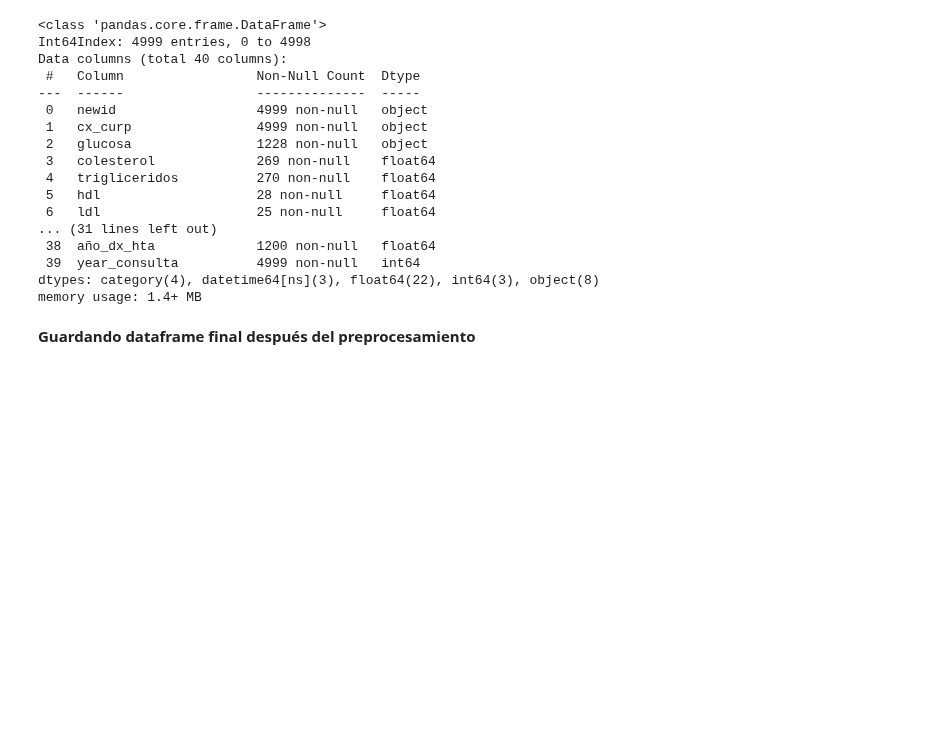
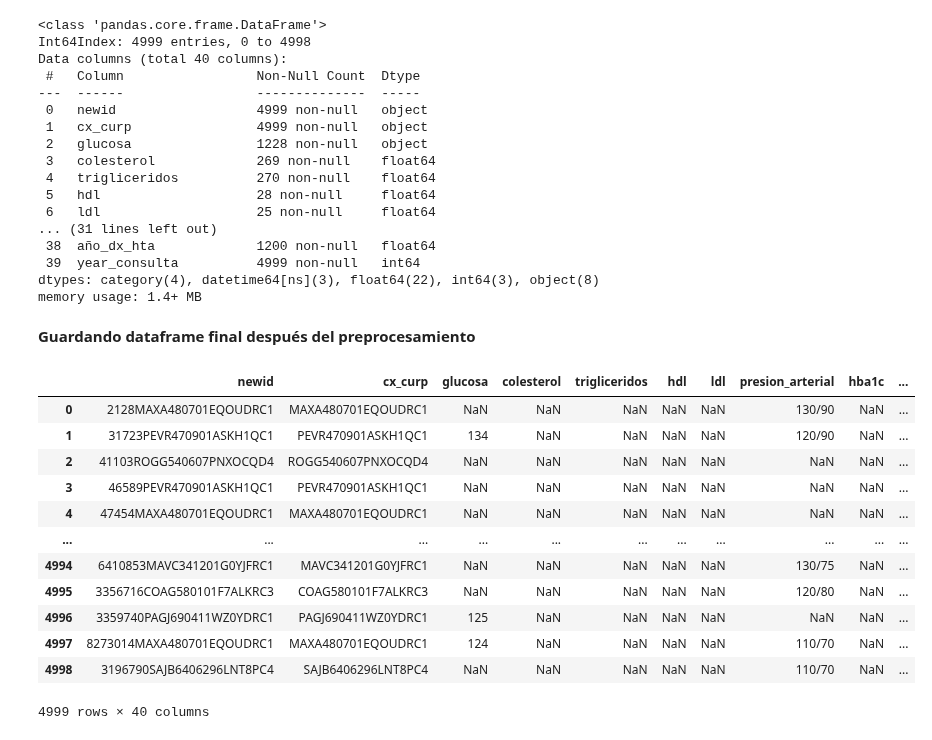
Before and after one commit to AideJGC/ProyectoDIABETIA_Estancia, a Jupyter notebook: notebooks/preprocesing_data.ipynb, the cells around one changed output. Cells and saved outputs as stored; diff of their text form; code cells hidden in the pictures; blank space fills up the shorter version.

Commit message:
Busqueda de glucosa2

```diff
--- a/notebooks/preprocesing_data.ipynb
+++ b/notebooks/preprocesing_data.ipynb
@@ -1785,3 +1785,19 @@ memory usage: 1.4+ MB
 **Guardando dataframe final después del preprocesamiento**
 # %%
 utils.save_df(df_f, "../Data/preprocessing_data.pkl")
+# %%
+df_f
+# %% [output]
+|  | newid | cx_curp | glucosa | colesterol | trigliceridos | hdl | ldl | presion_arterial | hba1c | ... |
+| 0 | 2128MAXA480701EQOUDRC1 | MAXA480701EQOUDRC1 | NaN | NaN | NaN | NaN | NaN | 130/90 | NaN | ... |
+| 1 | 31723PEVR470901ASKH1QC1 | PEVR470901ASKH1QC1 | 134 | NaN | NaN | NaN | NaN | 120/90 | NaN | ... |
+| 2 | 41103ROGG540607PNXOCQD4 | ROGG540607PNXOCQD4 | NaN | NaN | NaN | NaN | NaN | NaN | NaN | ... |
+| 3 | 46589PEVR470901ASKH1QC1 | PEVR470901ASKH1QC1 | NaN | NaN | NaN | NaN | NaN | NaN | NaN | ... |
+| 4 | 47454MAXA480701EQOUDRC1 | MAXA480701EQOUDRC1 | NaN | NaN | NaN | NaN | NaN | NaN | NaN | ... |
+| ... | ... | ... | ... | ... | ... | ... | ... | ... | ... | ... |
+| 4994 | 6410853MAVC341201G0YJFRC1 | MAVC341201G0YJFRC1 | NaN | NaN | NaN | NaN | NaN | 130/75 | NaN | ... |
+| 4995 | 3356716COAG580101F7ALKRC3 | COAG580101F7ALKRC3 | NaN | NaN | NaN | NaN | NaN | 120/80 | NaN | ... |
+| 4996 | 3359740PAGJ690411WZ0YDRC1 | PAGJ690411WZ0YDRC1 | 125 | NaN | NaN | NaN | NaN | NaN | NaN | ... |
+| 4997 | 8273014MAXA480701EQOUDRC1 | MAXA480701EQOUDRC1 | 124 | NaN | NaN | NaN | NaN | 110/70 | NaN | ... |
+| 4998 | 3196790SAJB6406296LNT8PC4 | SAJB6406296LNT8PC4 | NaN | NaN | NaN | NaN | NaN | 110/70 | NaN | ... |
+4999 rows × 40 columns
```
Also changed, not shown: parts of 1 cell of this notebook.
